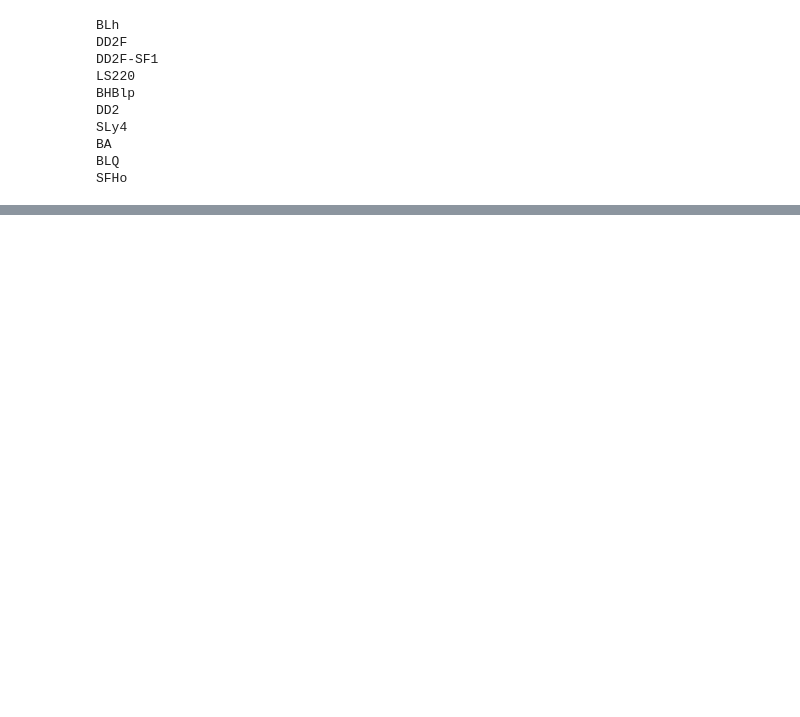
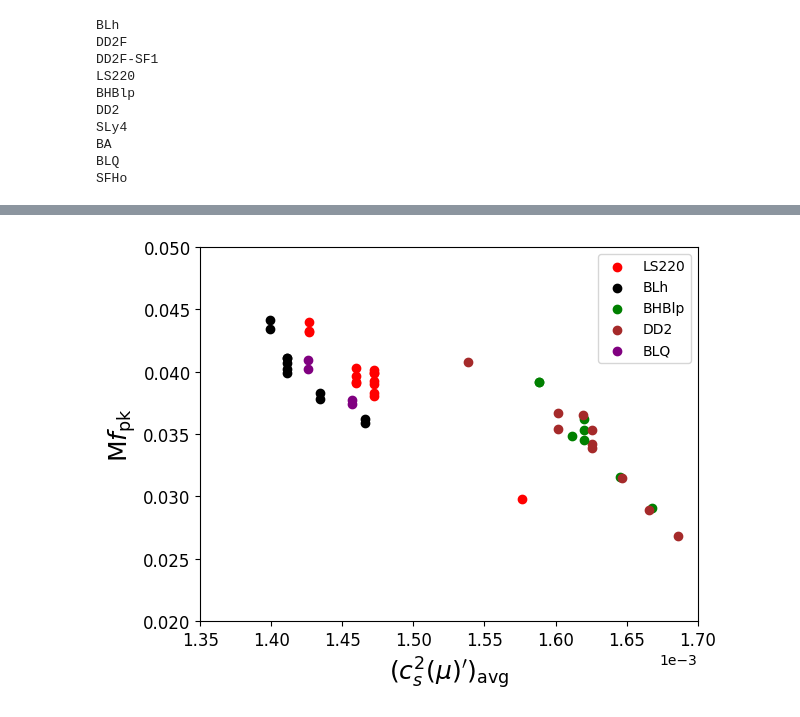
Before and after one commit to astro-man98/High_Density_Sound_Speed, a Jupyter notebook: cs2_mf2_analysis.ipynb, the cells around one changed output, grey strips where cells are left out. Cells and saved outputs as stored; diff of their text form; code cells hidden in the pictures; blank space fills up the shorter version.

```diff
--- a/cs2_mf2_analysis.ipynb
+++ b/cs2_mf2_analysis.ipynb
@@ -73,0 +171,3 @@ II
+# %%
+def kappa2T(L):
+    return (3/16)*L
@@ -112,0 +513,15 @@ csp_mub_axes.legend()
+# %%
+for sim in sim_info_RVSS:
+    sim_model = sim_info_RVSS[sim]['model']
+    m = sim_info_RVSS[sim]['m']
+    p_c = rvss_M_pcentral_interp[sim_model](m)
+    solution,nu = RVSS_Solver_list[model].solve_nu(p_c)
+
+    nb_r = RVSS_List[sim_model][0].nb_interp(solution.y[0,:])
+    r_nb_interp = interp1d(nb_r,solution.t)
+    r_stop = r_nb_interp((2.0/3.0)*RVSS_List[sim_model][0].nb_interp(solution.y[0,0]))
+
+    cs2p_r_interp = interp1d(solution.t,RVSS_cs2p_interp[sim_model](solution.y[0,:]),fill_value='extrapolate')
+
+    sim_info_RVSS[sim]['cs2p_Vavg'] = RVSS_Solver_list[sim_model].ns_vol_avg(cs2p_r_interp,r_stop,solution=solution,nu_sol=nu)
+    print(sim_model)
@@ -112,0 +546,27 @@ csp_mub_axes.legend()
+# %%
+eos_labeled = {}
+axes_label_fontsize = 18
+tick_label_fontsize = 12
+text_fontsize = 16
+cs2p_mf2_fig,cs2p_mf2_axes = plt.subplots(1)
+for sim in sim_info_core_subeos:
+    if sim_info_core_subeos[sim]['eos'] not in eos_labeled:
+        eos_labeled[sim_info_core_subeos[sim]['eos']] = False
+    if sim_info_core_subeos[sim]['Mfpeak'] > 0.02 and not eos_labeled[sim_info_core_subeos[sim]['eos']]:
+        cs2p_mf2_axes.scatter(sim_info_core_subeos[sim]['cs2p_Vavg'],sim_info_core_subeos[sim]['Mfpeak'],color=core_subeos[sim_info_core_subeos[sim]['eos']],label=sim_info_core_subeos[sim]['eos'])
+        eos_labeled[sim_info_core_subeos[sim]['eos']] = True
+    else:
+        cs2p_mf2_axes.scatter(sim_info_core_subeos[sim]['cs2p_Vavg'],sim_info_core_subeos[sim]['Mfpeak'],color=core_subeos[sim_info_core_subeos[sim]['eos']])
+
+cs2p_mf2_axes.set_ylim([0.02,0.05])
+cs2p_mf2_axes.set_xlim([0.00135,0.0017])
+
+cs2p_mf2_axes.set_ylabel(r"$\text{M}f_{\text{pk}}$",fontsize=axes_label_fontsize)
+cs2p_mf2_axes.set_xlabel(r"$(c_s^2(\mu)')_{\text{avg}}$",fontsize=axes_label_fontsize)
+cs2p_mf2_axes.tick_params(labelsize=tick_label_fontsize)
+cs2p_mf2_axes.legend()
+cs2p_mf2_axes.ticklabel_format(style='sci',axis='x',scilimits=(-3,-3))
+cs2p_mf2_fig.tight_layout()
+cs2p_mf2_fig.savefig('./Figures/Final_Paper_Figs/Mfpk_cs2p_core.pdf',format='pdf',dpi=300)
+# %% [output]
+[figure, added]
```
Also changed, not shown: parts of 37 cells of this notebook, 26 other files.
